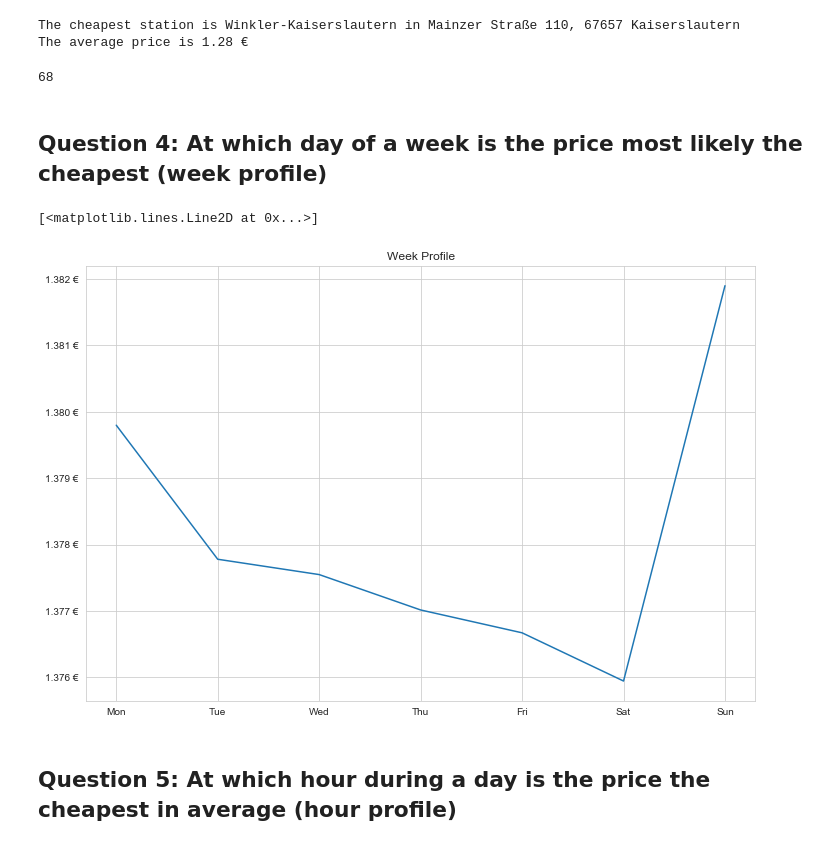
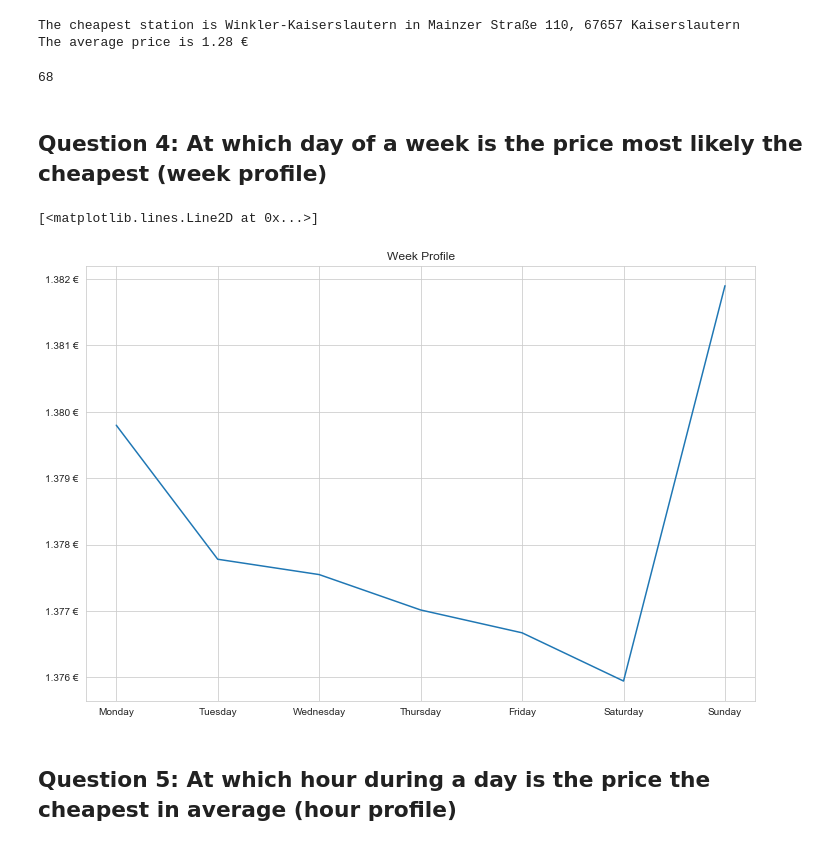
Before and after one commit to ds2019tukl/DS-2019-johannes-schauss, a Jupyter notebook: exercise_1.ipynb, the cells around one changed output. Drawn from its saved outputs; the diff is of its cells as text; code cells hidden in the pictures.

```diff
--- a/exercise_1.ipynb
+++ b/exercise_1.ipynb
@@ -505,24 +505,25 @@ print("The average price is %1.2f €" %(cheapest.head(1)[0]/1000))
 # %% [output]
 The cheapest station is Winkler-Kaiserslautern in Mainzer Straße 110, 67657 Kaiserslautern
 The average price is 1.28 €
-# %%
-number_of_days['eef314cf-a84a-4648-9284-c2df1efa36c9']
-# %% [output]
-68
+# %%
+number_of_days[cheapest.head(1).index[0]]
+# %% [output]
+68
 # %% [markdown]
 ## Question 4: At which day of a week is the price most likely the cheapest (week profile)
 # %%
 price_data['WEEKDAY'] = pd.to_datetime(price_data['DATE_CHANGED']).apply(pd.datetime.weekday)
 weekdays = price_data.groupby(['WEEKDAY'])['DIESEL', 'E5', 'E10'].mean().sum(axis=1) / 3000
 # %%
+import calendar
+
 plt.figure(figsize=(12,8))
 plt.title('Week Profile')
 plt.gca().yaxis.set_major_formatter(tick.FormatStrFormatter('%1.3f €'))
-day_names = ['Mon', 'Tue', 'Wed', 'Thu', 'Fri', 'Sat', 'Sun']
-plt.plot(day_names, weekdays)
+plt.plot(calendar.day_name[0:7], weekdays)
 # %% [output]
 [<matplotlib.lines.Line2D at 0x...>]
-[figure, old version]
+[figure, new version]
 # %% [markdown]
 ## Question 5: At which hour during a day is the price the cheapest in average (hour profile)
 # %%
```
Also changed, not shown: parts of 13 cells of this notebook.
